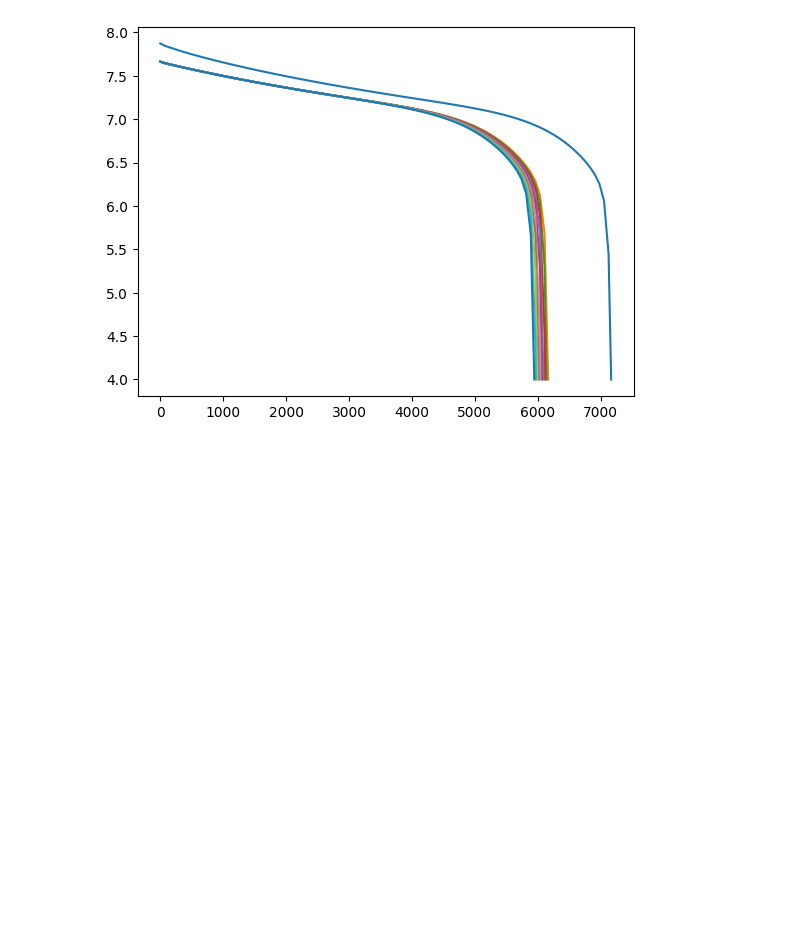
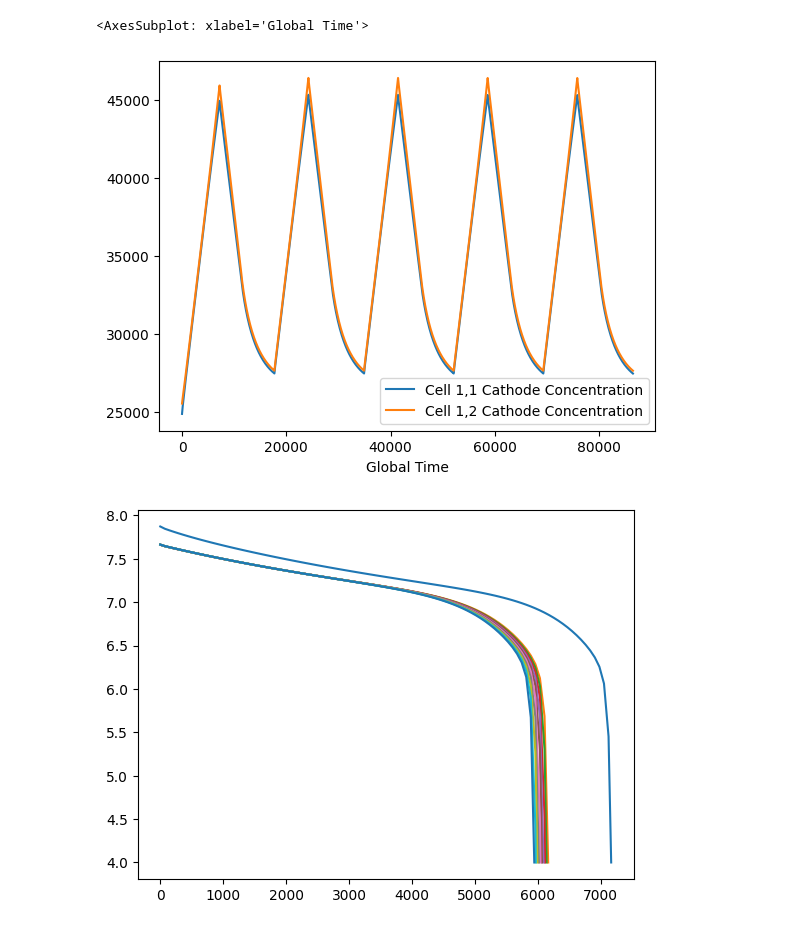
Before and after one commit to AdiMatam/Battery-Pybamm, a Jupyter notebook: dataread.ipynb, the cells around one changed output. Drawn from its saved outputs; the diff is of its cells as text; code cells hidden in the pictures; blank space fills up the shorter version.

Commit message:
decent plotting interface WIP

```diff
--- a/dataread.ipynb
+++ b/dataread.ipynb
@@ -59,3 +70,9 @@ group
+# %%
+a = data.filter(regex='Time|Cathode Concentration')
+a.plot(x='Global Time', y=data.filter(regex='Cathode Concentration').columns, kind='line')
+# %% [output]
+<AxesSubplot: xlabel='Global Time'>
+[figure, added]
 # %%
 for cycle in toplot:
     plt.plot(group.loc[(cycle), 'Time'], group.loc[(cycle), 'Pack Voltage'])
```
Also changed, not shown: parts of 3 cells of this notebook, 3 other files.
